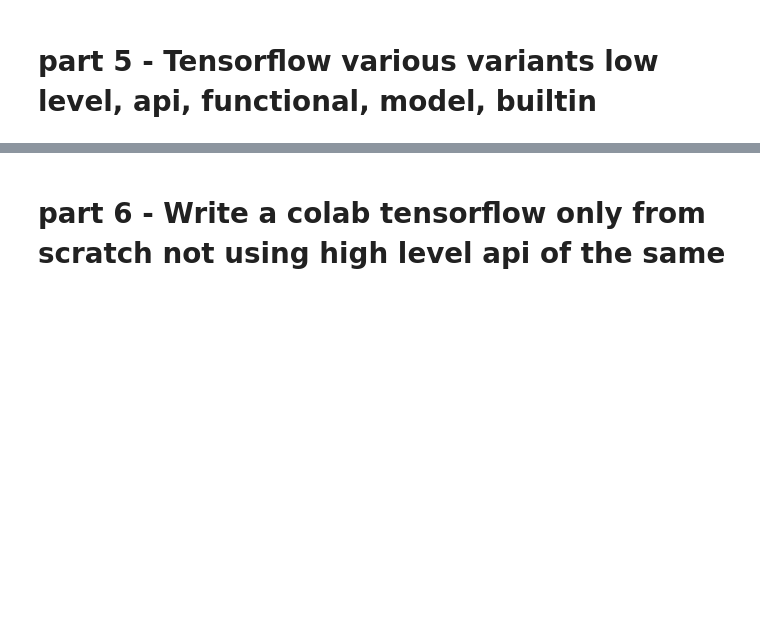
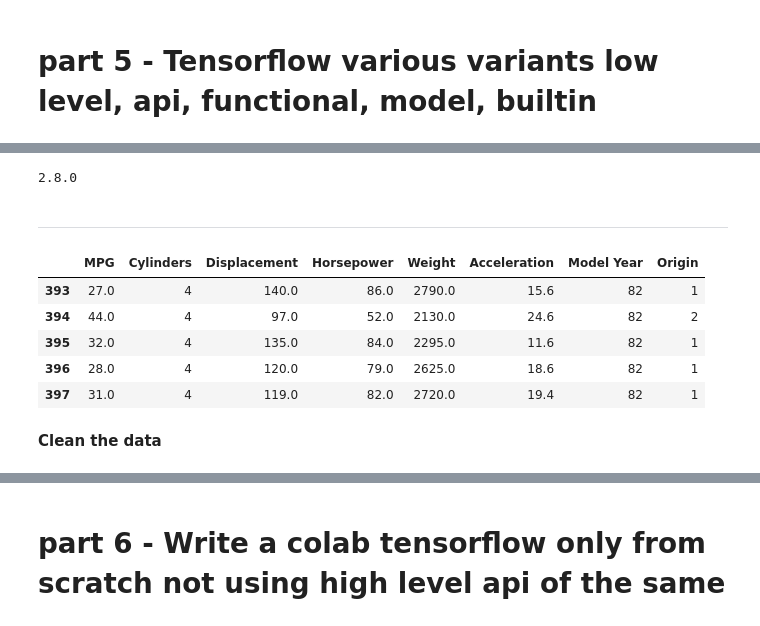
Before and after one commit to cmpe130weifeng/cmpe285_hw3, a Jupyter notebook: hw3.ipynb, the cells around one changed output, grey strips where cells are left out. Drawn from its saved outputs; the diff is of its cells as text; code cells hidden in the pictures; blank space fills up the shorter version.

```diff
--- a/hw3.ipynb
+++ b/hw3.ipynb
@@ -377,0 +392,18 @@ IPU available: False, using: 0 IPUs
+# %%
+from __future__ import absolute_import, division, print_function
+
+import pathlib
+
+import pandas as pd
+import seaborn as sns
+import matplotlib.pyplot as plt
+
+import tensorflow as tf
+from tensorflow import keras
+from tensorflow.keras import layers
+
+print(tf.__version__)
+# %% [output]
+2.8.0
+# %% [markdown]
+------------------------
@@ -377,0 +418,12 @@ IPU available: False, using: 0 IPUs
+# %%
+dataset = raw_dataset.copy()
+dataset.tail()
+# %% [output]
+|  | MPG | Cylinders | Displacement | Horsepower | Weight | Acceleration | Model Year | Origin |
+| 393 | 27.0 | 4 | 140.0 | 86.0 | 2790.0 | 15.6 | 82 | 1 |
+| 394 | 44.0 | 4 | 97.0 | 52.0 | 2130.0 | 24.6 | 82 | 2 |
+| 395 | 32.0 | 4 | 135.0 | 84.0 | 2295.0 | 11.6 | 82 | 1 |
+| 396 | 28.0 | 4 | 120.0 | 79.0 | 2625.0 | 18.6 | 82 | 1 |
+| 397 | 31.0 | 4 | 119.0 | 82.0 | 2720.0 | 19.4 | 82 | 1 |
+# %% [markdown]
+**Clean the data**
```
Also changed, not shown: parts of 18 cells of this notebook.
